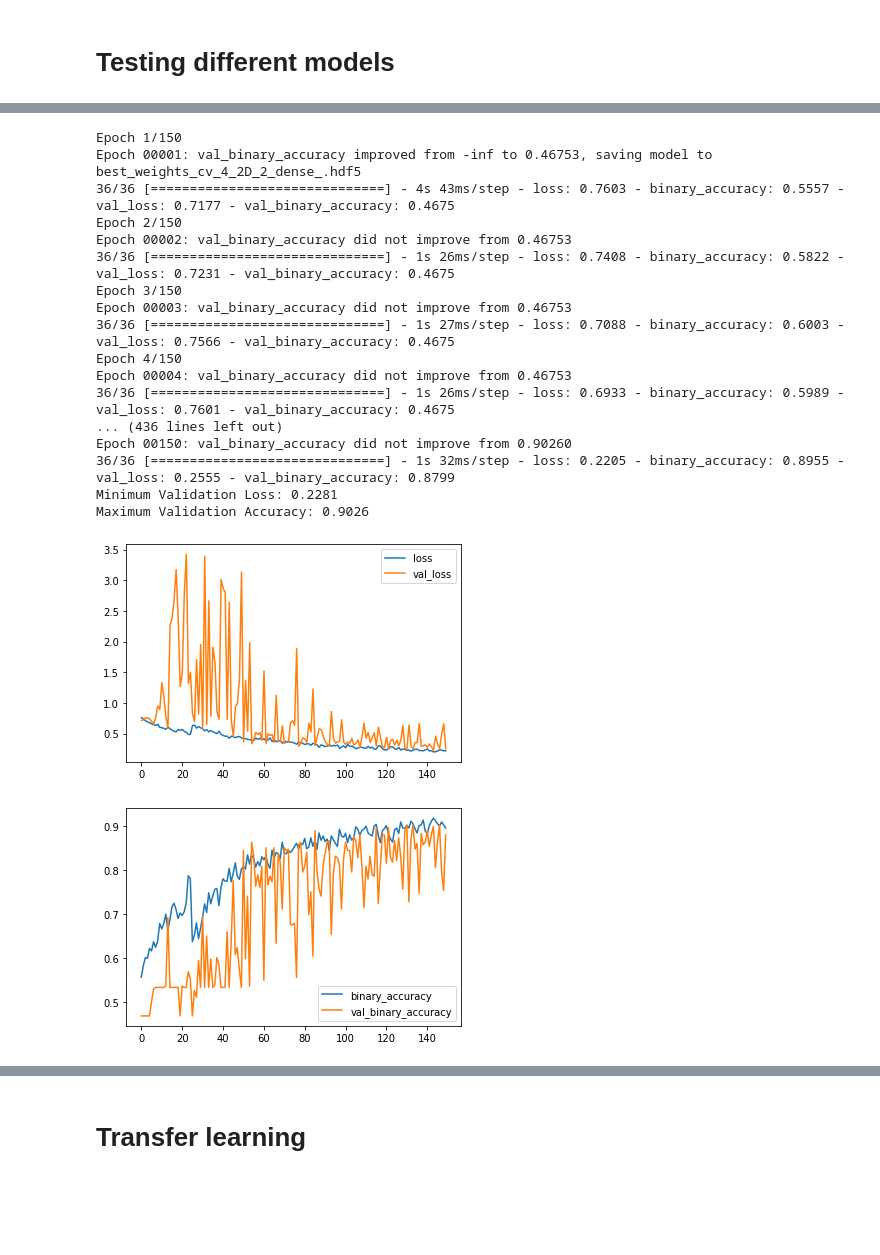
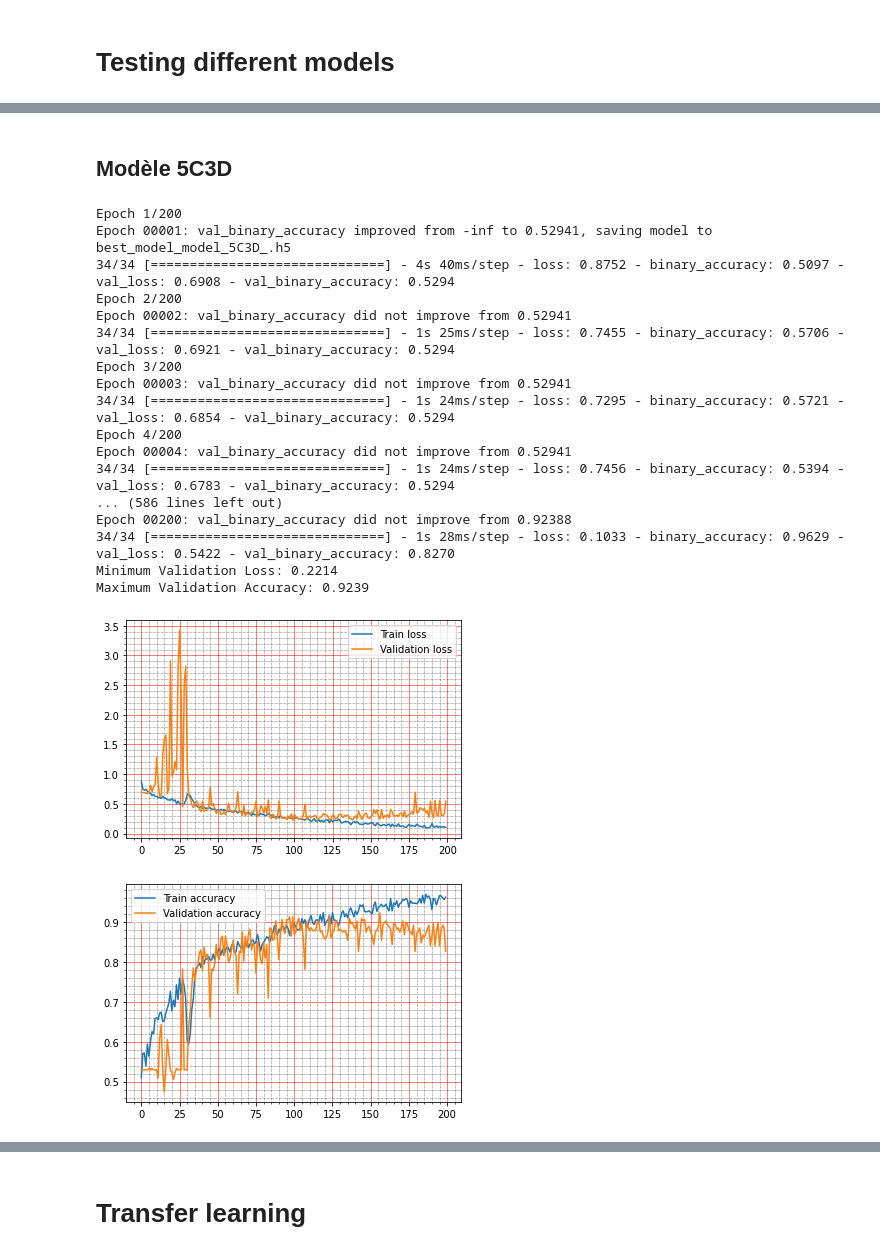
Before and after one commit to tboussaid/projet-i2e, a Jupyter notebook: deeplearning_explore.ipynb, the cells around one changed output, grey strips where cells are left out. Cells and saved outputs as stored; diff of their text form; code cells hidden in the pictures; blank space fills up the shorter version.

```diff
--- a/deeplearning_explore.ipynb
+++ b/deeplearning_explore.ipynb
@@ -133,4 +141,4 @@ df_full.head()
 # %%
 # Train/test split for the whole project as we don't have a test dataset
-df_train = df.sample(frac = 0.8, random_state = 42)
-df_test = df_raw.drop(df.index)
+df_train = df.sample(frac = 0.75, random_state = 42)
+df_test = df.drop(df_train.index)
@@ -243,23 +429,26 @@ _________________________________________________________________
+# %% [markdown]
+## Modèle 5C3D
 # %%
-cv_3 = covnet.create_model(4, 2, drop_cv2D= True, normalization = True)
-covnet.get_best_trained(cv_3, 150, name="cv_4_2D_2_dense", verbose = True)
+covnet_5C3D = DeepLearningExplore(df, X_train_cnn, X_valid_cnn, y_train_cnn, y_valid_cnn, batch_s = 20)
+model_5C3D = covnet_5C3D.create_model(4, 2, drop_cv2D= True, normalization = True)
+covnet_5C3D.get_best_trained(model_5C3D, 200, name="model_5C3D", verbose = True)
 # %% [output]
-Epoch 1/150
-Epoch 00001: val_binary_accuracy improved from -inf to 0.46753, saving model to best_weights_cv_4_2D_2_dense_.hdf5
-36/36 [==============================] - 4s 43ms/step - loss: 0.7603 - binary_accuracy: 0.5557 - val_loss: 0.7177 - val_binary_accuracy: 0.4675
-Epoch 2/150
-Epoch 00002: val_binary_accuracy did not improve from 0.46753
-36/36 [==============================] - 1s 26ms/step - loss: 0.7408 - binary_accuracy: 0.5822 - val_loss: 0.7231 - val_binary_accuracy: 0.4675
-Epoch 3/150
-Epoch 00003: val_binary_accuracy did not improve from 0.46753
-36/36 [==============================] - 1s 27ms/step - loss: 0.7088 - binary_accuracy: 0.6003 - val_loss: 0.7566 - val_binary_accuracy: 0.4675
-Epoch 4/150
-Epoch 00004: val_binary_accuracy did not improve from 0.46753
-36/36 [==============================] - 1s 26ms/step - loss: 0.6933 - binary_accuracy: 0.5989 - val_loss: 0.7601 - val_binary_accuracy: 0.4675
-... (436 lines left out)
-Epoch 00150: val_binary_accuracy did not improve from 0.90260
-36/36 [==============================] - 1s 32ms/step - loss: 0.2205 - binary_accuracy: 0.8955 - val_loss: 0.2555 - val_binary_accuracy: 0.8799
-Minimum Validation Loss: 0.2281
-Maximum Validation Accuracy: 0.9026
+Epoch 1/200
+Epoch 00001: val_binary_accuracy improved from -inf to 0.52941, saving model to best_model_model_5C3D_.h5
+34/34 [==============================] - 4s 40ms/step - loss: 0.8752 - binary_accuracy: 0.5097 - val_loss: 0.6908 - val_binary_accuracy: 0.5294
+Epoch 2/200
+Epoch 00002: val_binary_accuracy did not improve from 0.52941
+34/34 [==============================] - 1s 25ms/step - loss: 0.7455 - binary_accuracy: 0.5706 - val_loss: 0.6921 - val_binary_accuracy: 0.5294
+Epoch 3/200
+Epoch 00003: val_binary_accuracy did not improve from 0.52941
+34/34 [==============================] - 1s 24ms/step - loss: 0.7295 - binary_accuracy: 0.5721 - val_loss: 0.6854 - val_binary_accuracy: 0.5294
+Epoch 4/200
+Epoch 00004: val_binary_accuracy did not improve from 0.52941
+34/34 [==============================] - 1s 24ms/step - loss: 0.7456 - binary_accuracy: 0.5394 - val_loss: 0.6783 - val_binary_accuracy: 0.5294
+... (586 lines left out)
+Epoch 00200: val_binary_accuracy did not improve from 0.92388
+34/34 [==============================] - 1s 28ms/step - loss: 0.1033 - binary_accuracy: 0.9629 - val_loss: 0.5422 - val_binary_accuracy: 0.8270
+Minimum Validation Loss: 0.2214
+Maximum Validation Accuracy: 0.9239
-[figure, old version]
+[figure, new version]
-[figure, old version]
+[figure, new version]
```
Also changed, not shown: parts of 51 cells of this notebook, 16 other files.
